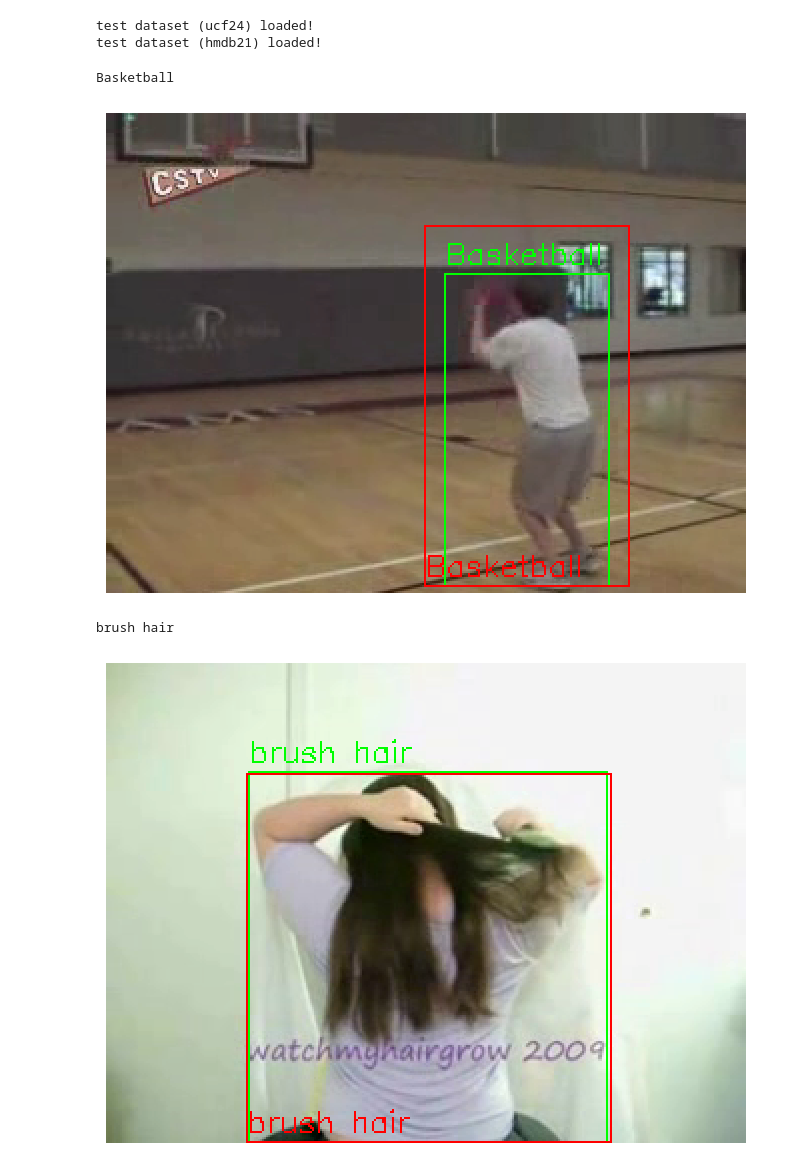
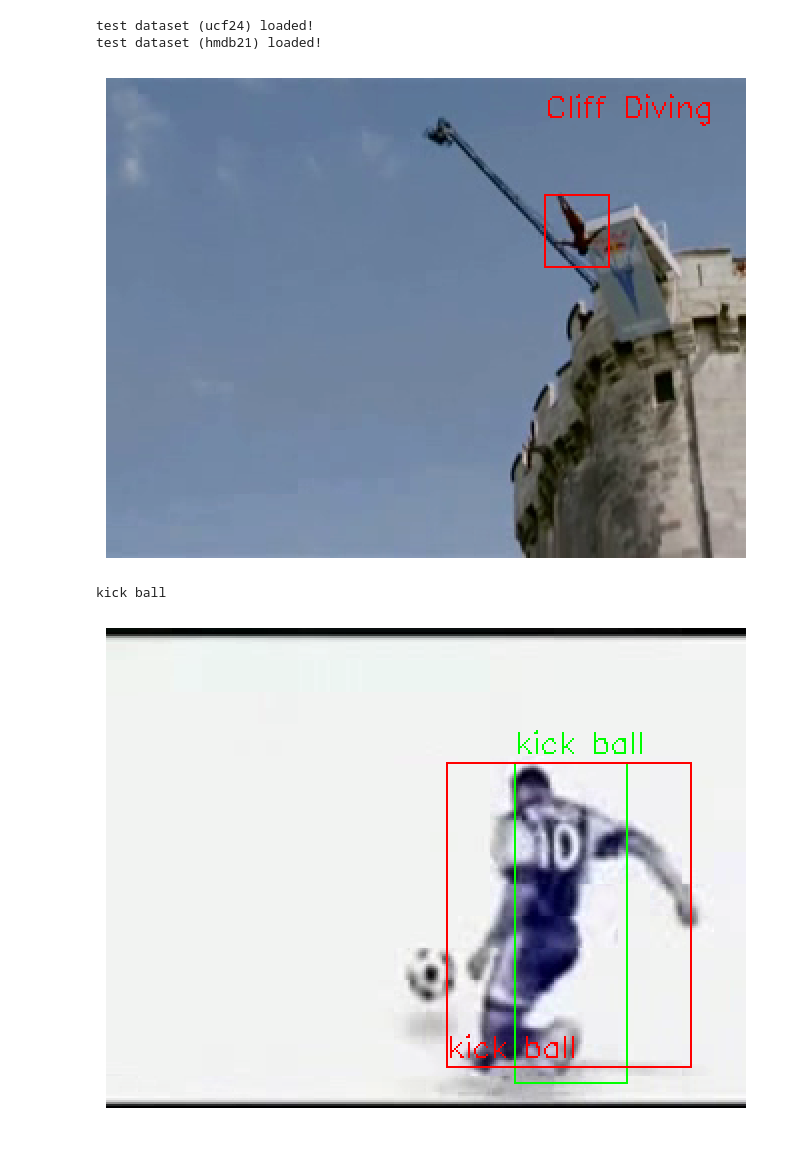
Before and after one commit to siatheindochinese/cap5415_ovact, a Jupyter notebook: demo.ipynb, the cells around one changed output. Saved outputs shown, nothing was run; the diff lists cells and outputs as text; code cells hidden in the pictures.

```diff
--- a/demo.ipynb
+++ b/demo.ipynb
@@ -70,11 +68,11 @@ import torchvision.transforms.functional as visionF
 vlm = get_viclip('b', 'viclip/ViCLIP-B_InternVid-FLT-10M.pth')['viclip']
 _ = vlm.eval()
 
-base = Baseline(model, vlm)
+base = Baseline(model, vlm, fusion=True, fusion_ratio=0.5)
 _ = base.to(device)
 # %%
 # Viz for UCF-101-24
-idx = 0
+idx = 5375
 sample, gt = test_ucf[idx]
 H, W = sample.shape[-2:]
 
@@ -107,38 +105,38 @@ for i in range(len(pred_boxes)):
     keyframe = cv2.putText(keyframe, label, (box[0], box[1]+offset), cv2.FONT_HERSHEY_SIMPLEX, font, color, thickness, cv2.LINE_AA)
 
 # plot gt
 gt_boxes = box_cxcywh_to_xyxy(gt['boxes'])
 gt_boxes[:,0::2] = gt_boxes[:,0::2] * 320
 gt_boxes[:,1::2] = gt_boxes[:,1::2] * 240
 gt_labels = gt['text_labels']
 for i in range(len(gt_boxes)):
     #box = gt_boxes[i]
     box = gt_boxes[i].cpu().detach().int().numpy()
     label = gt_labels[i]
     start_point = (box[0], box[1])
     end_point = (box[2], box[3])
     color = (255, 0, 0)
     thickness = 1
     font=0.5
     keyframe = cv2.rectangle(keyframe, start_point, end_point, color, thickness)
     #offset = 10
 
     for act in label:
         keyframe = cv2.putText(keyframe, act, (box[0], box[3]+offset), cv2.FONT_HERSHEY_SIMPLEX, font, color, thickness, cv2.LINE_AA)
         offset -= 10
 
 
 
 plt.imshow(keyframe)
 plt.gca().set_axis_off()
 plt.subplots_adjust(top=1,bottom=0,right=1,left=0,hspace=0,wspace=0)
 plt.margins(0,0)
+plt.savefig('ucf'+str(idx)+'.png')
 # %% [output]
-Basketball
-[figure, old version]
+[figure, new version]
 # %%
 # Viz for JHMDB
-idx=1
+idx=75
 sample, gt = test_hmdb[idx]
 H, W = sample.shape[-2:]
 
@@ -197,6 +195,7 @@ plt.imshow(keyframe)
 plt.gca().set_axis_off()
 plt.subplots_adjust(top=1,bottom=0,right=1,left=0,hspace=0,wspace=0)
 plt.margins(0,0)
+plt.savefig('jhmdb'+str(idx)+'.png')
 # %% [output]
-brush hair
+kick ball
-[figure, old version]
+[figure, new version]
```
Also changed, not shown: parts of 2 cells of this notebook.
